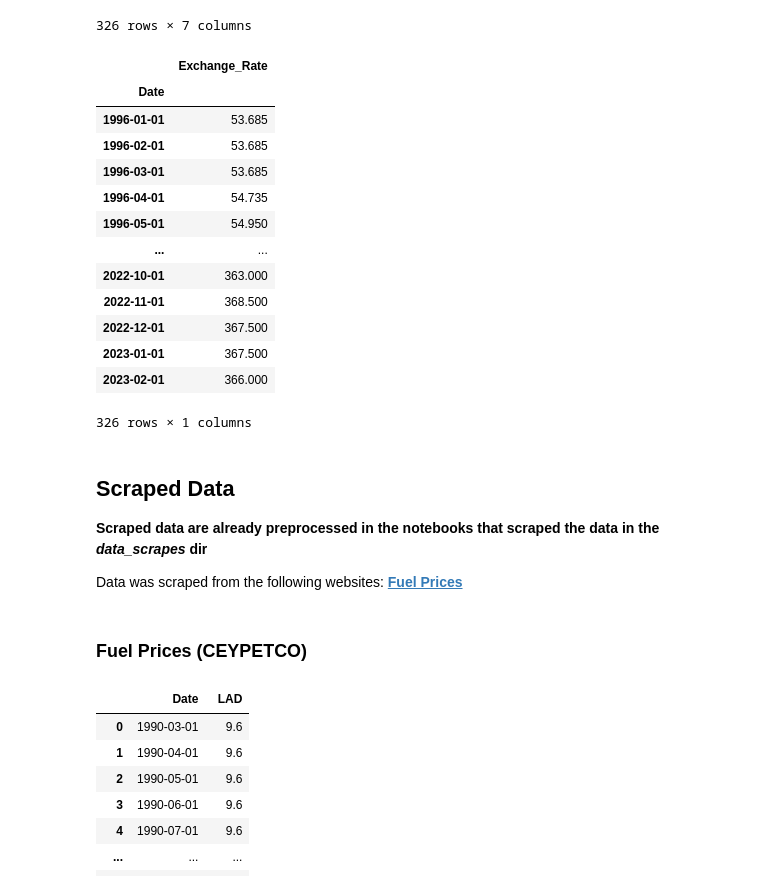
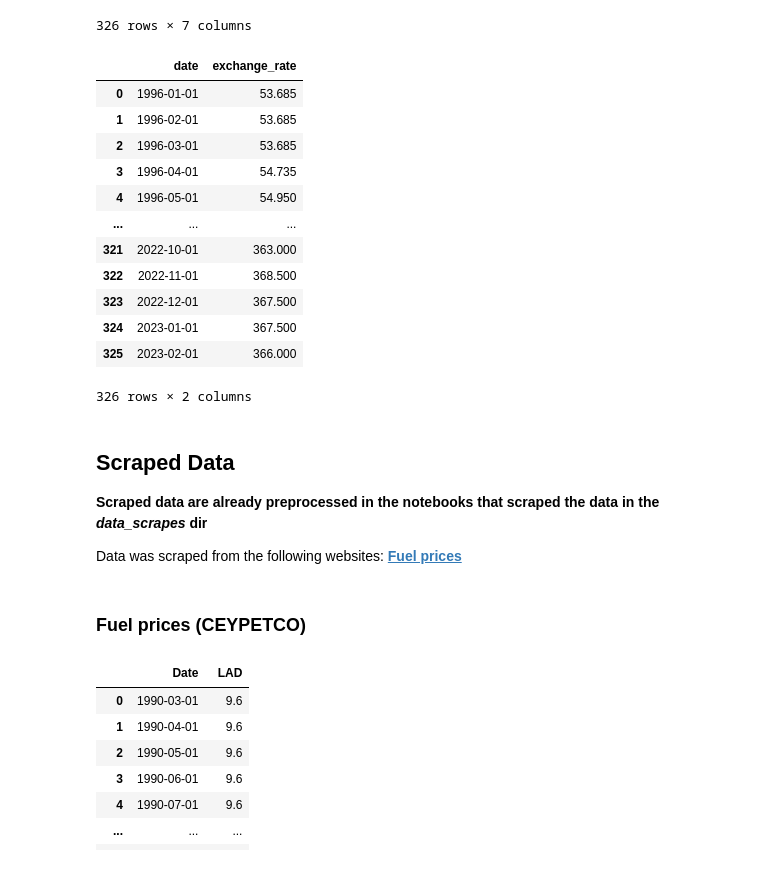
Before and after one commit to luqmanrumaiz/SriOryzaugur, a Jupyter notebook: model/sri-oryzaugur-preprocessing.ipynb, the cells around one changed output. Drawn from its saved outputs; the diff is of its cells as text; code cells hidden in the pictures.

Commit message:
Capitalized Column Names

```diff
--- a/model/sri-oryzaugur-preprocessing.ipynb
+++ b/model/sri-oryzaugur-preprocessing.ipynb
@@ -441,44 +438,42 @@ exchange_rate
 | 325 | 01/01/1996 | 53.685 | 53.650 | 53.685 | 53.65 | NaN | -0.68% |
 326 rows × 7 columns
 # %%
-# Convert 'Date' into datetime
+# Convert 'date' into datetime
 exchange_rate['Date'] = pd.to_datetime(exchange_rate['Date'], format='%m/%d/%Y')
 
 # Sort the values based on the date
 exchange_rate = exchange_rate.sort_values(by='Date').reset_index(drop=True)
 
-# Set 'Date' column as index
-exchange_rate = exchange_rate.set_index('Date')
-
 # Convert column to float from string
-exchange_rate['Exchange_Rate'] = exchange_rate['Price'].astype(float)
+exchange_rate['exchange_rate'] = exchange_rate['Price'].astype(float)
 
 exchange_rate = exchange_rate.drop(['Price', 'Open', 'High', 'Low', 'Vol.', 'Change %'], axis=1)
+exchange_rate.rename(columns={'Date': 'date'}, inplace=True)
+
 exchange_rate
 # %% [output]
-|  | Exchange_Rate |
-| Date |  |
-| 1996-01-01 | 53.685 |
-| 1996-02-01 | 53.685 |
-| 1996-03-01 | 53.685 |
-| 1996-04-01 | 54.735 |
-| 1996-05-01 | 54.950 |
-| ... | ... |
-| 2022-10-01 | 363.000 |
-| 2022-11-01 | 368.500 |
-| 2022-12-01 | 367.500 |
-| 2023-01-01 | 367.500 |
-| 2023-02-01 | 366.000 |
+|  | date | exchange_rate |
+| 0 | 1996-01-01 | 53.685 |
+| 1 | 1996-02-01 | 53.685 |
+| 2 | 1996-03-01 | 53.685 |
+| 3 | 1996-04-01 | 54.735 |
+| 4 | 1996-05-01 | 54.950 |
+| ... | ... | ... |
+| 321 | 2022-10-01 | 363.000 |
+| 322 | 2022-11-01 | 368.500 |
+| 323 | 2022-12-01 | 367.500 |
+| 324 | 2023-01-01 | 367.500 |
+| 325 | 2023-02-01 | 366.000 |
-326 rows × 1 columns
+326 rows × 2 columns
 # %% [markdown]
 ## **Scraped Data**
 
 **Scraped data are already preprocessed in the notebooks that scraped the data in the *data_scrapes* dir**
 
 Data was scraped from the following websites:
-[**Fuel Prices**](www.ceypetco.gov.lk)
+[**Fuel prices**](www.ceypetco.gov.lk)
 # %% [markdown]
-### **Fuel Prices (CEYPETCO)**
+### **Fuel prices (CEYPETCO)**
 # %%
 fuel_prices = pd.read_csv('dataset/unprocessed/fuel_prices.csv')
 fuel_prices
```
Also changed, not shown: parts of 34 cells of this notebook.
